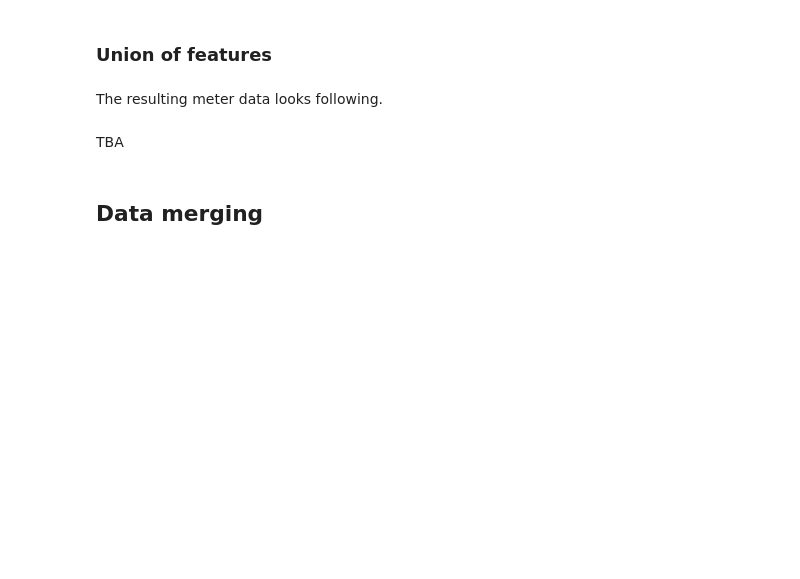
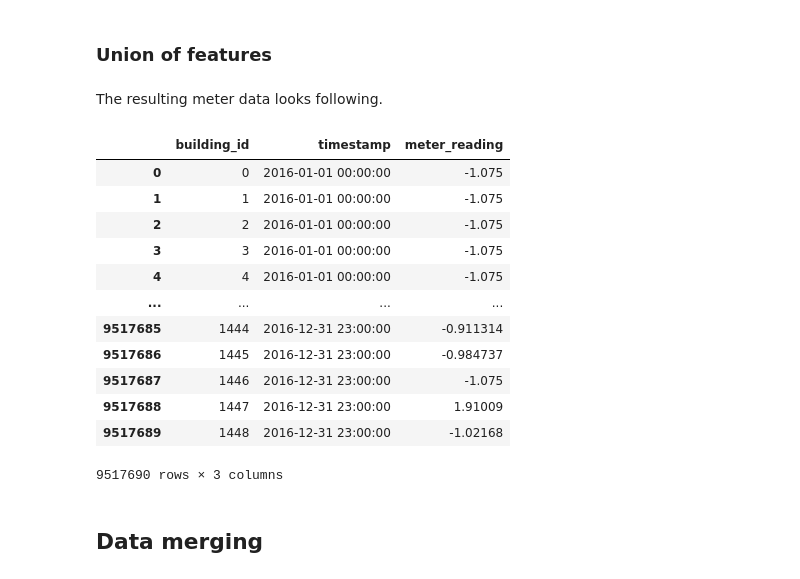
Before and after one commit to dmitana/fiit_knowledge_discovery_project, a Jupyter notebook: notebooks/preprocessing.ipynb, the cells around one changed output. Saved outputs shown, nothing was run; the diff lists cells and outputs as text; code cells hidden in the pictures; blank space fills up the shorter version.

Commit message:
Add meter feature union

```diff
--- a/notebooks/preprocessing.ipynb
+++ b/notebooks/preprocessing.ipynb
@@ -437,8 +437,23 @@ We can see that values are properly scaled. However we can not see that values a
 ### Union of features
 # %% [markdown]
 The resulting meter data looks following.
-# %% [markdown]
-TBA
+# %%
+meter_features = meter_fu.union_features(train_meter)
+meter_features
+# %% [output]
+|  | building_id | timestamp | meter_reading |
+| 0 | 0 | 2016-01-01 00:00:00 | -1.075 |
+| 1 | 1 | 2016-01-01 00:00:00 | -1.075 |
+| 2 | 2 | 2016-01-01 00:00:00 | -1.075 |
+| 3 | 3 | 2016-01-01 00:00:00 | -1.075 |
+| 4 | 4 | 2016-01-01 00:00:00 | -1.075 |
+| ... | ... | ... | ... |
+| 9517685 | 1444 | 2016-12-31 23:00:00 | -0.911314 |
+| 9517686 | 1445 | 2016-12-31 23:00:00 | -0.984737 |
+| 9517687 | 1446 | 2016-12-31 23:00:00 | -1.075 |
+| 9517688 | 1447 | 2016-12-31 23:00:00 | 1.91009 |
+| 9517689 | 1448 | 2016-12-31 23:00:00 | -1.02168 |
+9517690 rows × 3 columns
 # %% [markdown]
 ## Data merging
 # %% [markdown]
```
Also changed, not shown: parts of 1 cell of this notebook, 2 other files.
